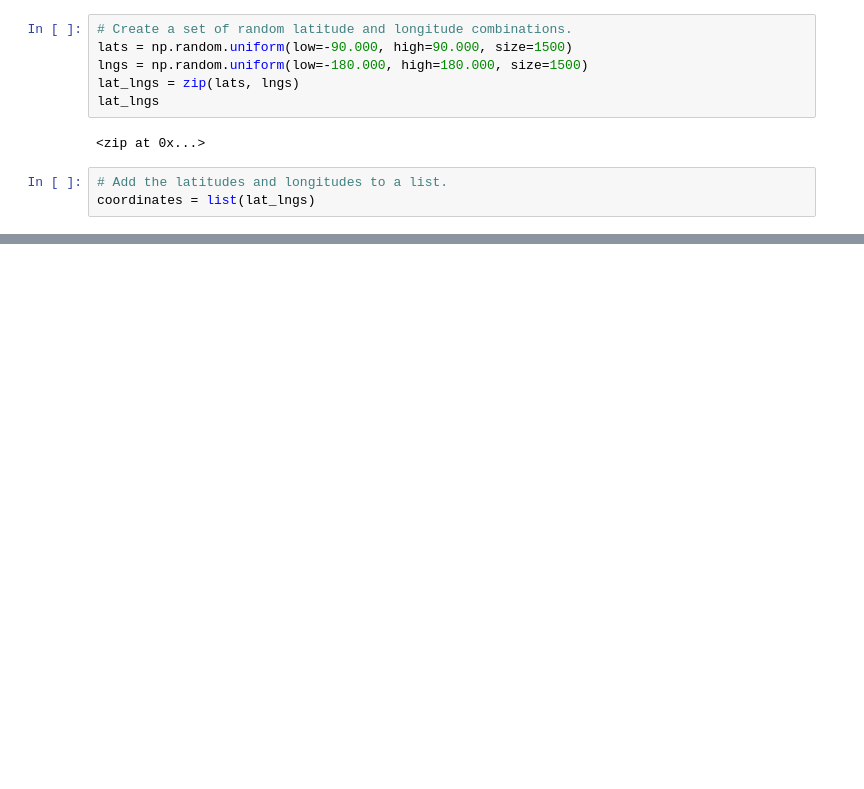
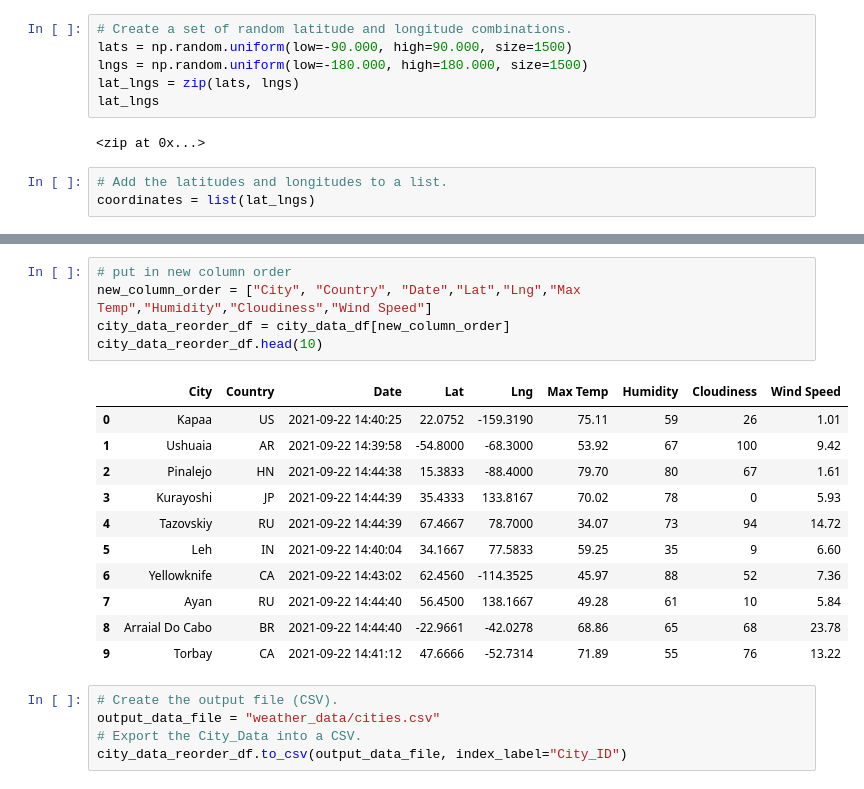
Before and after one commit to HappyM0f0/World_Weather_Analysis, a Jupyter notebook: WeatherPy.ipynb, the cells around one changed output, grey strips where cells are left out. Cells and saved outputs as stored; diff of their text form; blank space fills up the shorter version.

```diff
--- a/WeatherPy.ipynb
+++ b/WeatherPy.ipynb
@@ -35,0 +147,22 @@ len(cities)
+# %%
+# put in new column order
+new_column_order = ["City", "Country", "Date","Lat","Lng","Max Temp","Humidity","Cloudiness","Wind Speed"]
+city_data_reorder_df = city_data_df[new_column_order]
+city_data_reorder_df.head(10)
+# %% [output]
+|  | City | Country | Date | Lat | Lng | Max Temp | Humidity | Cloudiness | Wind Speed |
+| 0 | Kapaa | US | 2021-09-22 14:40:25 | 22.0752 | -159.3190 | 75.11 | 59 | 26 | 1.01 |
+| 1 | Ushuaia | AR | 2021-09-22 14:39:58 | -54.8000 | -68.3000 | 53.92 | 67 | 100 | 9.42 |
+| 2 | Pinalejo | HN | 2021-09-22 14:44:38 | 15.3833 | -88.4000 | 79.70 | 80 | 67 | 1.61 |
+| 3 | Kurayoshi | JP | 2021-09-22 14:44:39 | 35.4333 | 133.8167 | 70.02 | 78 | 0 | 5.93 |
+| 4 | Tazovskiy | RU | 2021-09-22 14:44:39 | 67.4667 | 78.7000 | 34.07 | 73 | 94 | 14.72 |
+| 5 | Leh | IN | 2021-09-22 14:40:04 | 34.1667 | 77.5833 | 59.25 | 35 | 9 | 6.60 |
+| 6 | Yellowknife | CA | 2021-09-22 14:43:02 | 62.4560 | -114.3525 | 45.97 | 88 | 52 | 7.36 |
+| 7 | Ayan | RU | 2021-09-22 14:44:40 | 56.4500 | 138.1667 | 49.28 | 61 | 10 | 5.84 |
+| 8 | Arraial Do Cabo | BR | 2021-09-22 14:44:40 | -22.9661 | -42.0278 | 68.86 | 65 | 68 | 23.78 |
+| 9 | Torbay | CA | 2021-09-22 14:41:12 | 47.6666 | -52.7314 | 71.89 | 55 | 76 | 13.22 |
+# %%
+# Create the output file (CSV).
+output_data_file = "weather_data/cities.csv"
+# Export the City_Data into a CSV.
+city_data_reorder_df.to_csv(output_data_file, index_label="City_ID")
```
Also changed, not shown: parts of 8 cells of this notebook, 2 other files.
